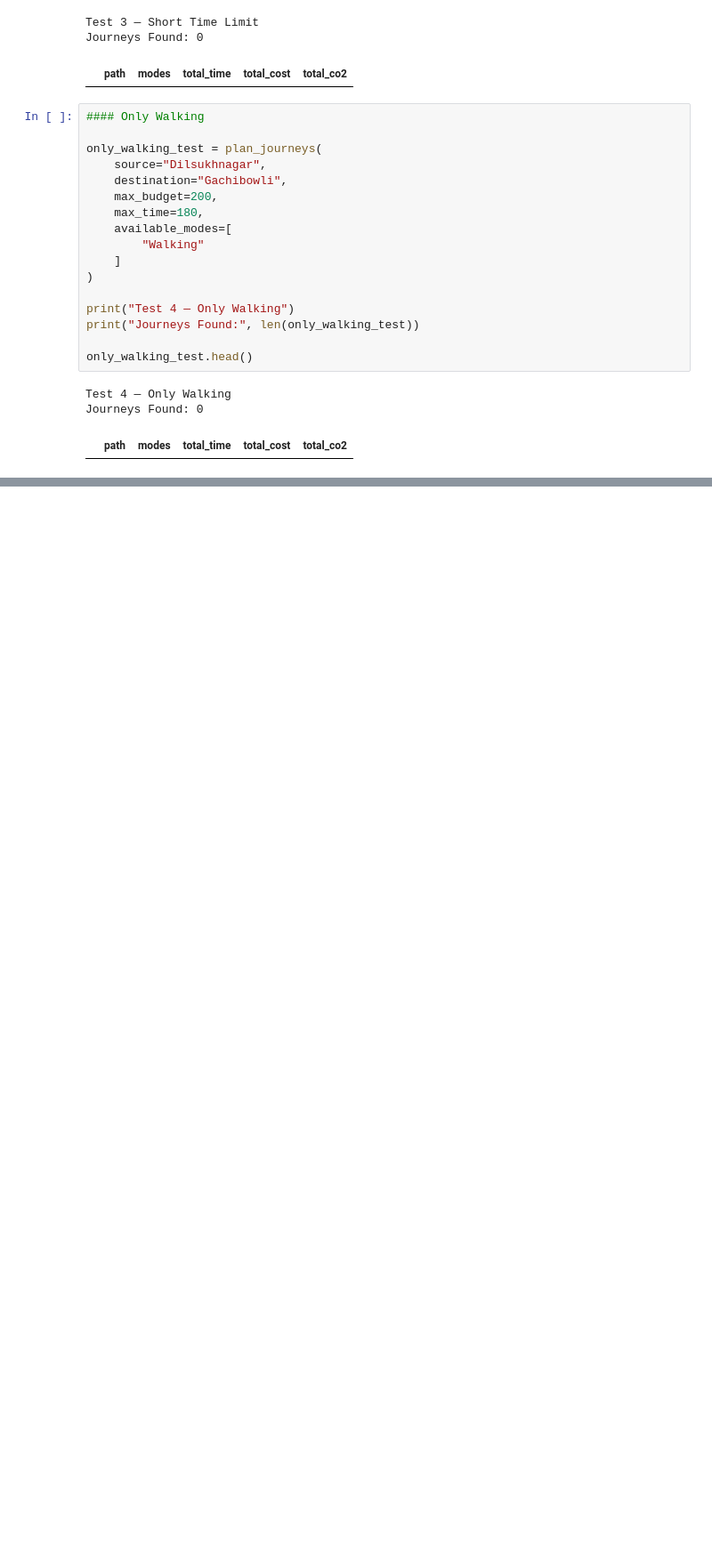
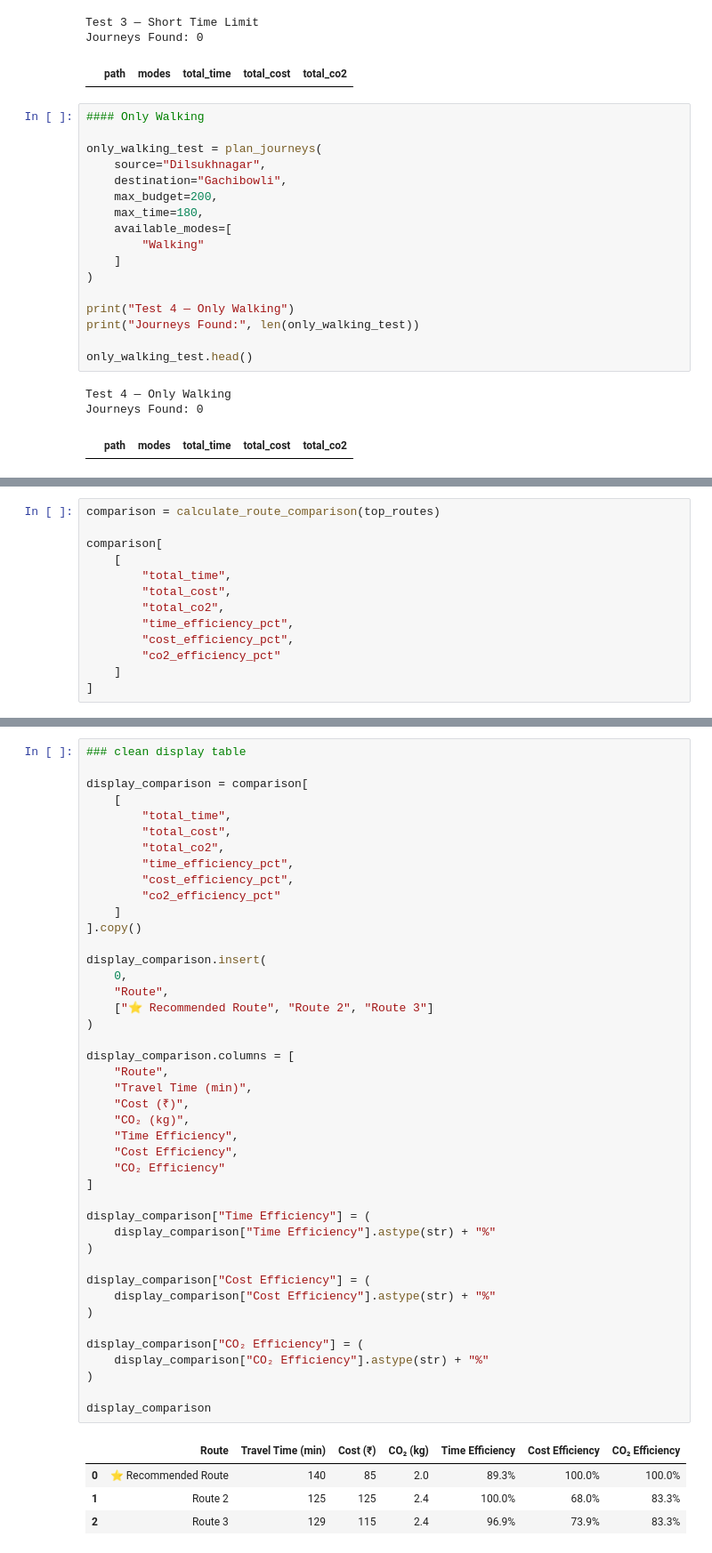
Before and after one commit to thanmai-09/ai-sustainable-multimodal-route-planner, a Jupyter notebook: sustainable_multimodal_route_planner.ipynb, the cells around one changed output, grey strips where cells are left out. Shown at 89% size. Cells and saved outputs as stored; diff of their text form; blank space fills up the shorter version.

Commit message:
Add route sustainability comparison

```diff
--- a/sustainable_multimodal_route_planner.ipynb
+++ b/sustainable_multimodal_route_planner.ipynb
@@ -2260,0 +2406,13 @@ Indirect Route Example:
+# %%
+comparison = calculate_route_comparison(top_routes)
+
+comparison[
+    [
+        "total_time",
+        "total_cost",
+        "total_co2",
+        "time_efficiency_pct",
+        "cost_efficiency_pct",
+        "co2_efficiency_pct"
+    ]
+]
@@ -2260,0 +2424,48 @@ Indirect Route Example:
+# %%
+### clean display table
+
+display_comparison = comparison[
+    [
+        "total_time",
+        "total_cost",
+        "total_co2",
+        "time_efficiency_pct",
+        "cost_efficiency_pct",
+        "co2_efficiency_pct"
+    ]
+].copy()
+
+display_comparison.insert(
+    0,
+    "Route",
+    ["⭐ Recommended Route", "Route 2", "Route 3"]
+)
+
+display_comparison.columns = [
+    "Route",
+    "Travel Time (min)",
+    "Cost (₹)",
+    "CO₂ (kg)",
+    "Time Efficiency",
+    "Cost Efficiency",
+    "CO₂ Efficiency"
+]
+
+display_comparison["Time Efficiency"] = (
+    display_comparison["Time Efficiency"].astype(str) + "%"
+)
+
+display_comparison["Cost Efficiency"] = (
+    display_comparison["Cost Efficiency"].astype(str) + "%"
+)
+
+display_comparison["CO₂ Efficiency"] = (
+    display_comparison["CO₂ Efficiency"].astype(str) + "%"
+)
+
+display_comparison
+# %% [output]
+|  | Route | Travel Time (min) | Cost (₹) | CO₂ (kg) | Time Efficiency | Cost Efficiency | CO₂ Efficiency |
+| 0 | ⭐ Recommended Route | 140 | 85 | 2.0 | 89.3% | 100.0% | 100.0% |
+| 1 | Route 2 | 125 | 125 | 2.4 | 100.0% | 68.0% | 83.3% |
+| 2 | Route 3 | 129 | 115 | 2.4 | 96.9% | 73.9% | 83.3% |
```
Also changed, not shown: parts of 47 cells of this notebook, 4 other files.
